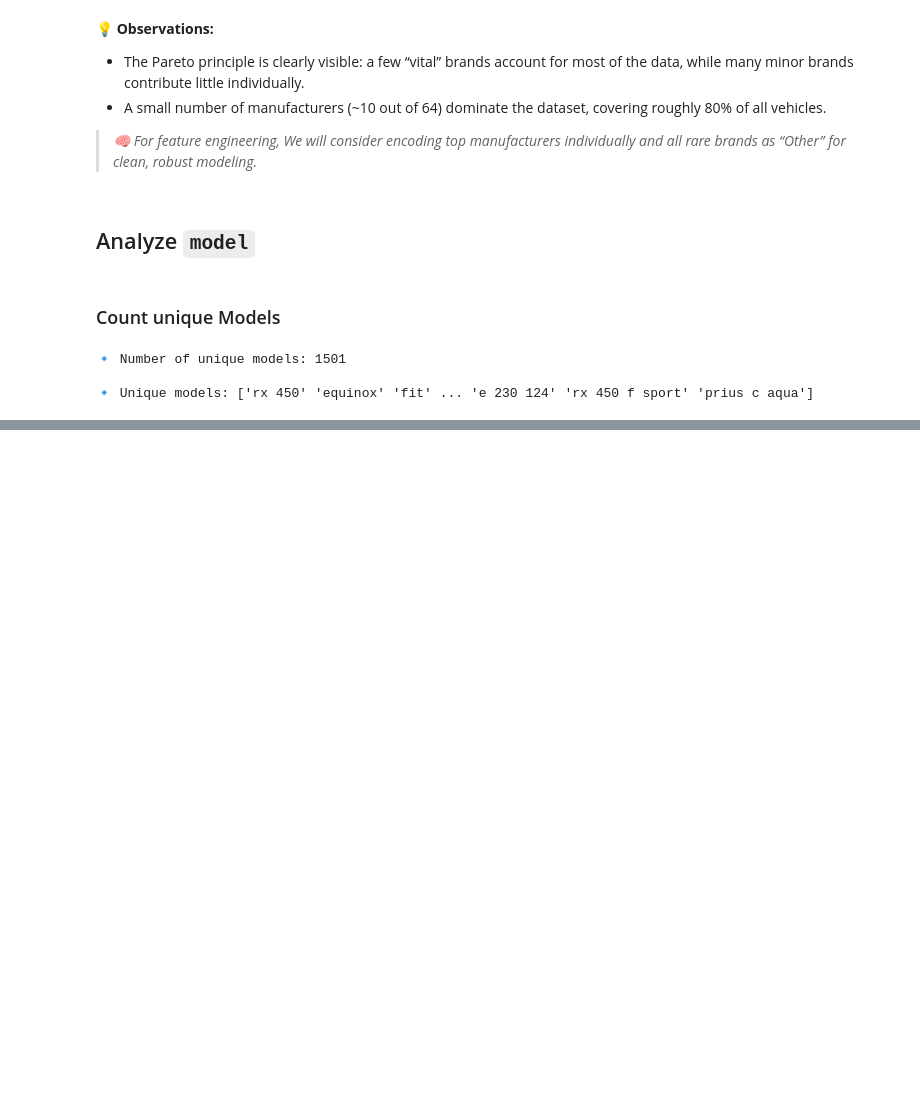
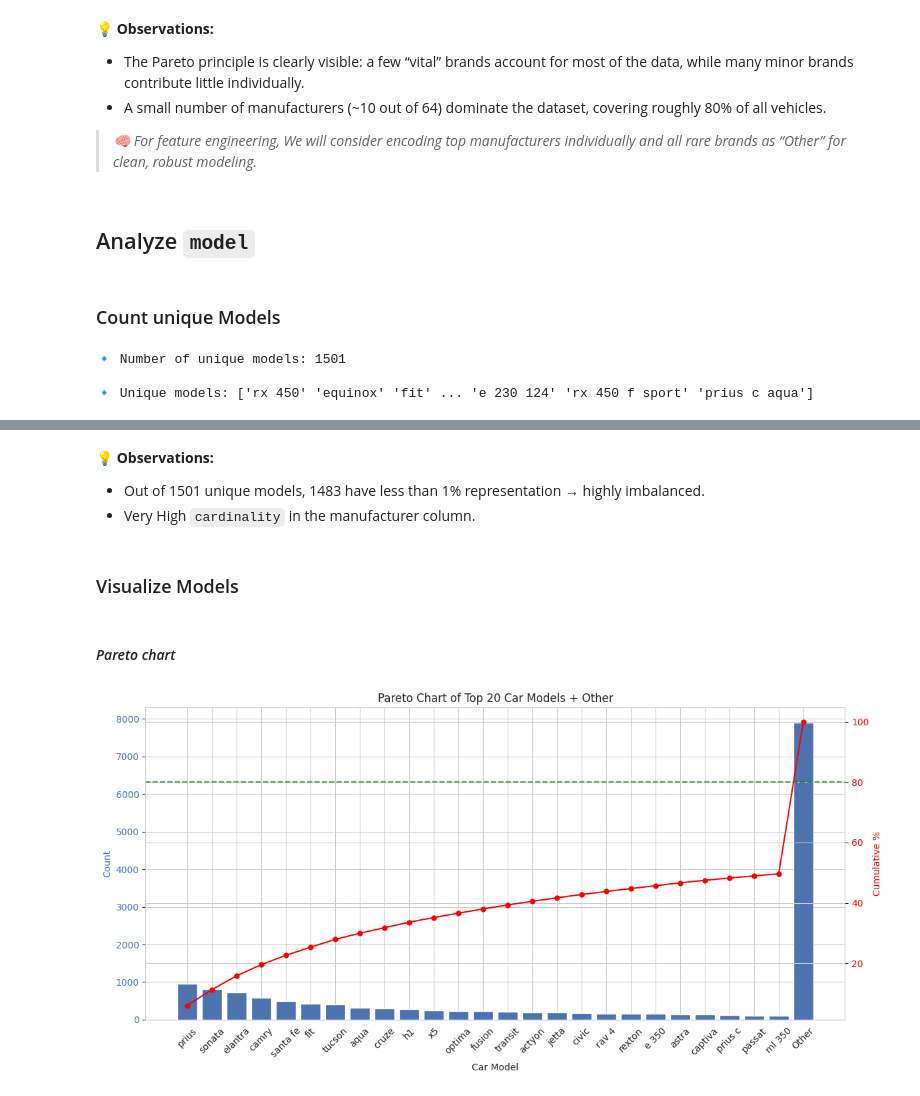
Before and after one commit to Mithula-cbw/Car-Price-Prediction, a Jupyter notebook: notebooks/Group_11_02_Preprocessing_and_Feature_Engineering.ipynb, the cells around one changed output, grey strips where cells are left out. Saved outputs shown, nothing was run; the diff lists cells and outputs as text; code cells hidden in the pictures; blank space fills up the shorter version.

Commit message:
analyze model

```diff
--- a/notebooks/Group_11_02_Preprocessing_and_Feature_Engineering.ipynb
+++ b/notebooks/Group_11_02_Preprocessing_and_Feature_Engineering.ipynb
@@ -831,0 +866,45 @@ print(f"\n🔹 Unique models:", unique_values)
+# %% [markdown]
+💡 **Observations:**
+- Out of 1501 unique models, 1483 have less than 1% representation → highly imbalanced.
+- Very High `cardinality` in the manufacturer column.
+# %% [markdown]
+### Visualize Models
+# %% [markdown]
+#### *Pareto chart*
+# %%
+# Count models sorted descending
+model_counts = df['model'].value_counts()
+
+# Keep only top N models (e.g., top 20) and group the rest as 'Other'
+top_n = 25
+top_models = model_counts.head(top_n)
+other_count = model_counts.iloc[top_n:].sum()
+
+# Combine top models + 'Other' using concat
+model_counts_top = pd.concat([top_models, pd.Series({'Other': other_count})])
+
+#  Cumulative percentage
+cumulative_pct_model = model_counts_top.cumsum() / model_counts_top.sum() * 100
+
+#  Plot Pareto chart
+fig, ax1 = plt.subplots(figsize=(12,6))
+
+# Bar chart for counts
+ax1.bar(model_counts_top.index, model_counts_top.values, color="#4C72B0")
+ax1.set_xlabel("Car Model")
+ax1.set_ylabel("Count", color="#4C72B0")
+ax1.tick_params(axis='y', labelcolor="#4C72B0")
+ax1.tick_params(axis='x', rotation=45)
+
+# Line chart for cumulative percentage
+ax2 = ax1.twinx()
+ax2.plot(model_counts_top.index, cumulative_pct_model, color="red", marker="o", ms=5)
+ax2.set_ylabel("Cumulative %", color="red")
+ax2.tick_params(axis='y', labelcolor="red")
+ax2.axhline(80, color='green', linestyle='--', alpha=0.7)  # 80% line
+
+plt.title("Pareto Chart of Top 20 Car Models + Other")
+plt.tight_layout()
+plt.show()
+# %% [output]
+[figure, added]
```
Also changed, not shown: parts of 4 cells of this notebook.
